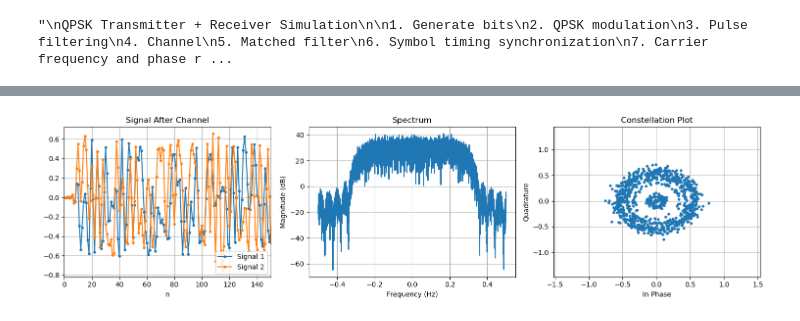
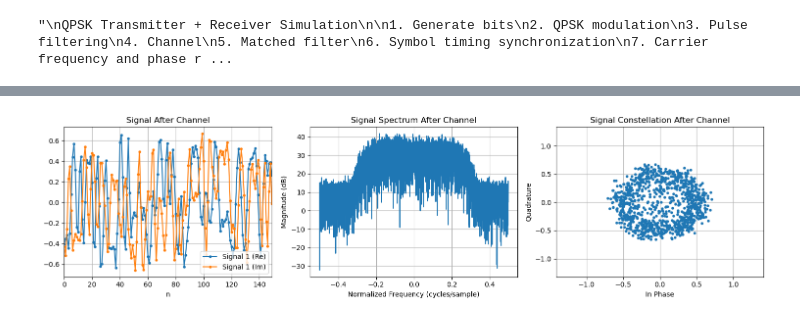
Before and after one commit to cddelong6626/sdr-notebooks, a Jupyter notebook: notebooks/qpsk_sim.ipynb, the cells around one changed output, grey strips where cells are left out. Drawn from its saved outputs; the diff is of its cells as text; code cells hidden in the pictures.

```diff
--- a/notebooks/qpsk_sim.ipynb
+++ b/notebooks/qpsk_sim.ipynb
@@ -76,7 +79,7 @@ plt.show()
 ### Pulse filtering ###
 
 # Upsample by factor of SPS
-sym_upsamp = dsp.upsample(sym_tx, SPS)
+sym_upsamp = pu.dsp.upsample(sym_tx, SPS)
 
-_ = visualization.plot_signal(sym_upsamp.real, sym_upsamp.imag, title='Symbols with Interpolation', xlim=[0, 10*SPS])
+vz.plot_signal(sym_upsamp, title='Symbols with Interpolation', xlim=[0, 10*SPS]);
 # %% [output]
@@ -94,10 +100,13 @@ plt.show()
 # %%
 # Convolve signal with RRC filter
-sig_tx = np.convolve(sym_upsamp, h_rrc)
+sig_tx = pu.rrc_filter(sym_upsamp, n_taps=N_RRC_TAPS, Ts=SPS).astype(np.complex64)
 
-fig, axs = plt.subplots(1, 2, figsize=(10, 4))
-visualization.plot_signal(sig_tx.real, sig_tx.imag, title='RRC Filtered Signal', xlim=[0, 150], ax=axs[0])
-visualization.plot_spectrum(sig_tx, title="Transmitted Spectrum", ax=axs[1])
-plt.tight_layout()
-plt.show()
+fig, ax = vz.visualize(
+    sig_tx,
+    plots=('time', 'frequency'),
+    plot_kwargs={
+        'time': {'title': 'RRC Filtered Signal', 'n_samps': 150},
+        'frequency': {'title': 'Transmitted Spectrum'}
+    }
+);
 # %% [output]
@@ -105,33 +114,31 @@ plt.show()
 # %%
 ### Channel ###
 
 # Apply CFO
 # testing/realistic: 1-5%, aggressive: 10%
-sig_chan = 0
-sig_chan = channel.apply_cfo(sig_tx, 0.01)
-# sdr.apply_cfo(sig_tx, sig_chan, len(sig_tx), 0.01)
+sig_chan = np.empty_like(sig_tx).astype(np.complex64)
 
+# sig_chan = pu.channel.apply_cfo(sig_tx, 0.01)?
+cu.channel.apply_cfo(sig_tx, sig_chan, 0.01) # --- IGNORE ---
 
-# # Apply CPO
-# sig_chan = apply_cpo(sig_chan)
+# Apply STO
+mu = 0.3
+sig_chan = pu.channel.apply_sto(sig_chan, mu)
 
-# # Apply STO
-# mu = 0.3
-# sig_chan = apply_sto(sig_chan, mu)
-
-# # AWGN
-# sig_chan = apply_awgn(sig_chan, SNR_DB)
-
+# AWGN
+sig_chan = pu.channel.apply_awgn(sig_chan, SNR_DB)
 sig_rx = sig_chan
 
-# Visualize signal after channel
-fig, axs = plt.subplots(1, 3, figsize=(15, 4))
-visualization.plot_signal(sig_rx.real, sig_rx.imag, title='Signal After Channel', xlim=[0, 150], ax=axs[0])
-visualization.plot_constellation(sig_rx, ax=axs[2])
-visualization.plot_spectrum(sig_rx, n_samples=2**13, ax=axs[1])
-plt.tight_layout()
-plt.show()
+fig, ax = vz.visualize(
+    sig_rx,
+    plots=('time', 'frequency', 'constellation'),
+    plot_kwargs={
+        'time': {'title': 'Signal After Channel', 'xlim': [500, 520]},
+        'frequency': {'title': 'Signal Spectrum After Channel'},
+        'constellation': {'title': 'Signal Constellation After Channel'}
+    }
+);
 # %% [output]
-[figure, old version]
+[figure, new version]
 # %%
 ### Matched filter ###
```
Also changed, not shown: parts of 10 cells of this notebook, 29 other files.
